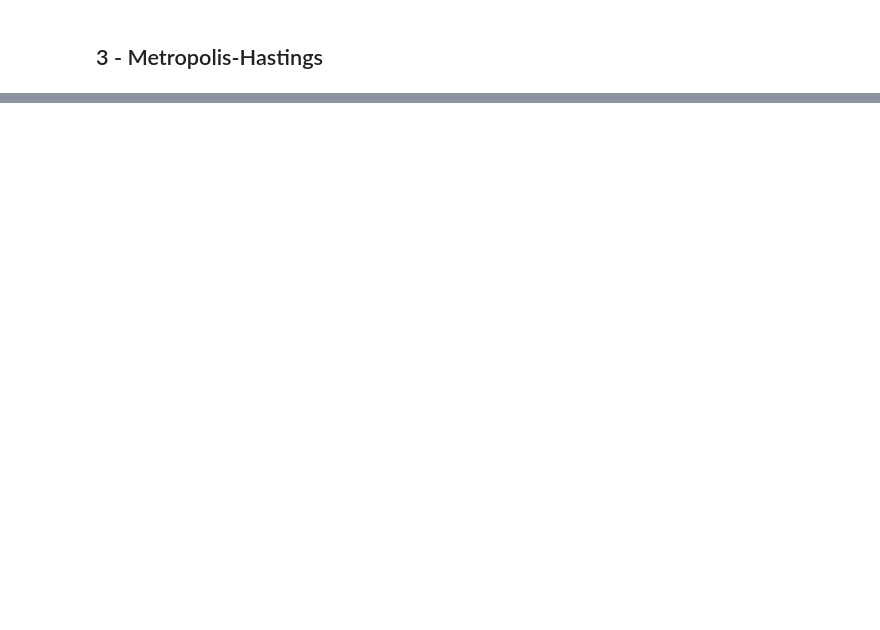
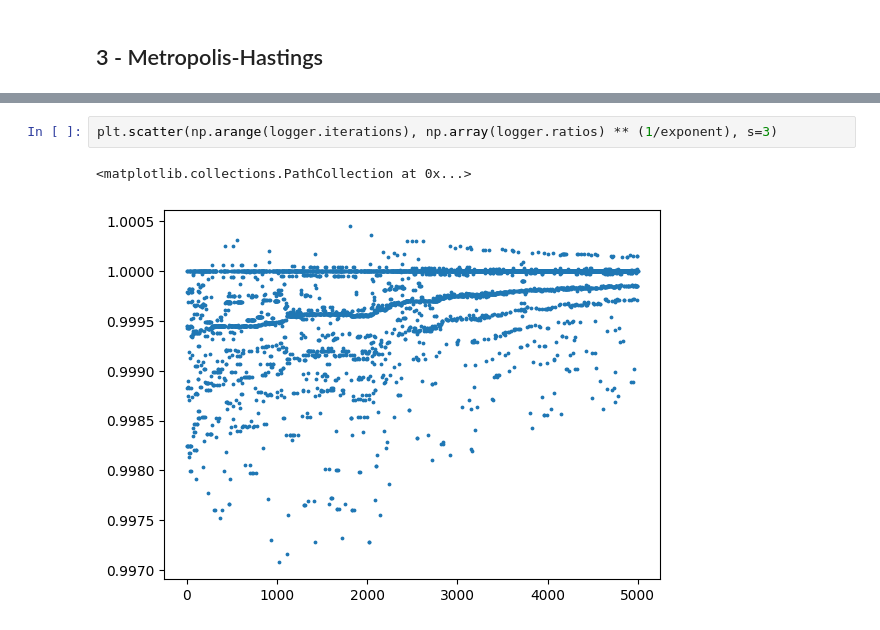
Before and after one commit to hja03/Graph-Sampling, a Jupyter notebook: main.ipynb, the cells around one changed output, grey strips where cells are left out. Saved outputs shown, nothing was run; the diff lists cells and outputs as text; blank space fills up the shorter version.

```diff
--- a/main.ipynb
+++ b/main.ipynb
@@ -68,0 +97,5 @@ Text(0, 0.5, 'KS Distance')
+# %%
+plt.scatter(np.arange(logger.iterations), np.array(logger.ratios) ** (1/exponent), s=3)
+# %% [output]
+<matplotlib.collections.PathCollection at 0x...>
+[figure, added]
```
Also changed, not shown: parts of 6 cells of this notebook, 4 other files.
